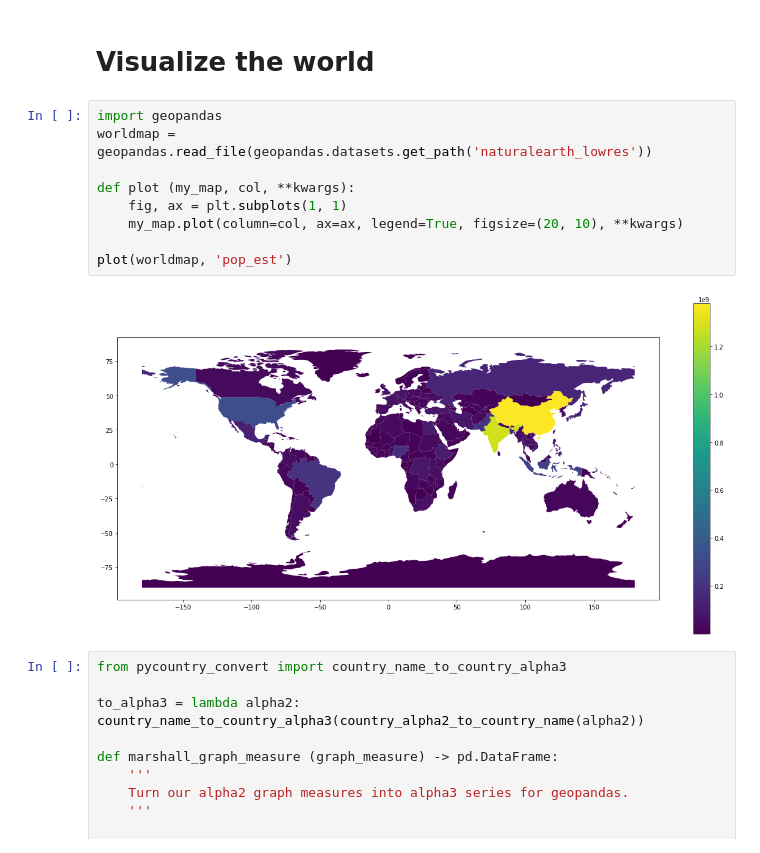
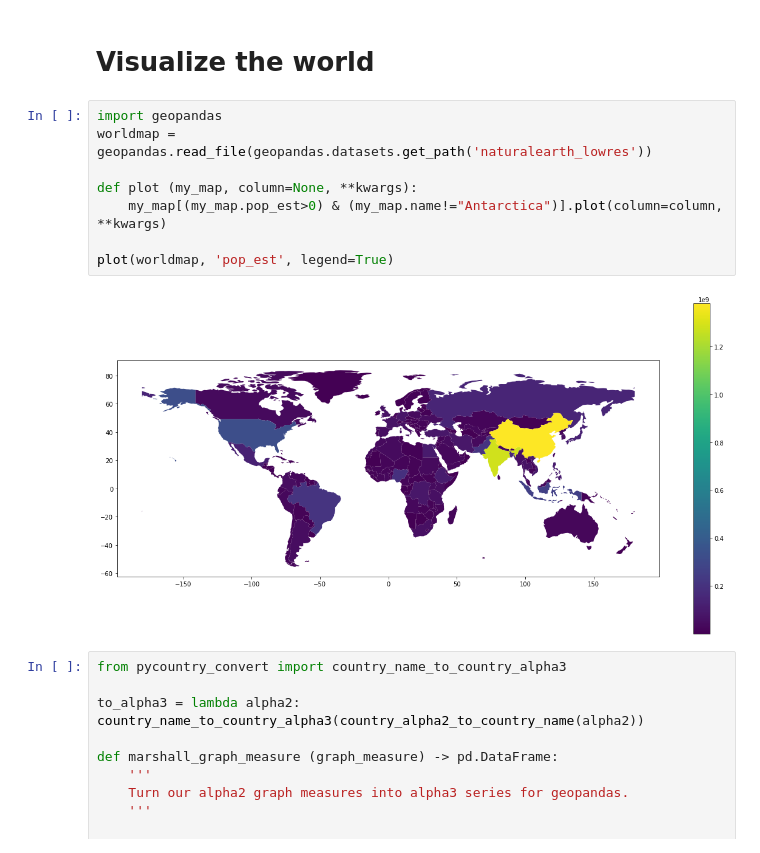
Before and after one commit to daylight-lab/international-cable-connectivity, a Jupyter notebook: Untitled.ipynb, the cells around one changed output. Drawn from its saved outputs; the diff is of its cells as text.

Commit message:
visualizations in matplotlib

```diff
--- a/Untitled.ipynb
+++ b/Untitled.ipynb
@@ -129,14 +129,13 @@ kstest(betweenness_dist, 'powerlaw', args=(results.alpha, results.xmin), N=len(b
 # %%
 import geopandas
 worldmap = geopandas.read_file(geopandas.datasets.get_path('naturalearth_lowres'))
 
-def plot (my_map, col, **kwargs):
-    fig, ax = plt.subplots(1, 1)
-    my_map.plot(column=col, ax=ax, legend=True, figsize=(20, 10), **kwargs)
+def plot (my_map, column=None, **kwargs):
+    my_map[(my_map.pop_est>0) & (my_map.name!="Antarctica")].plot(column=column, **kwargs)
 
-plot(worldmap, 'pop_est')
+plot(worldmap, 'pop_est', legend=True)
 # %% [output]
-[figure, old version]
+[figure, new version]
 # %%
 from pycountry_convert import country_name_to_country_alpha3
 
```
Also changed, not shown: parts of 19 cells of this notebook, 17 other files.
